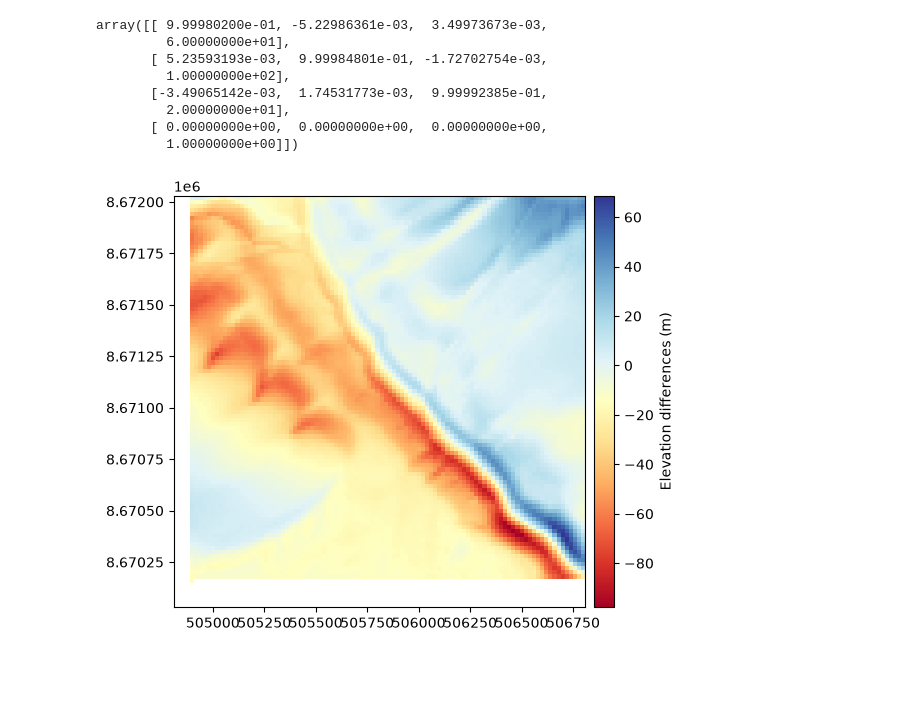
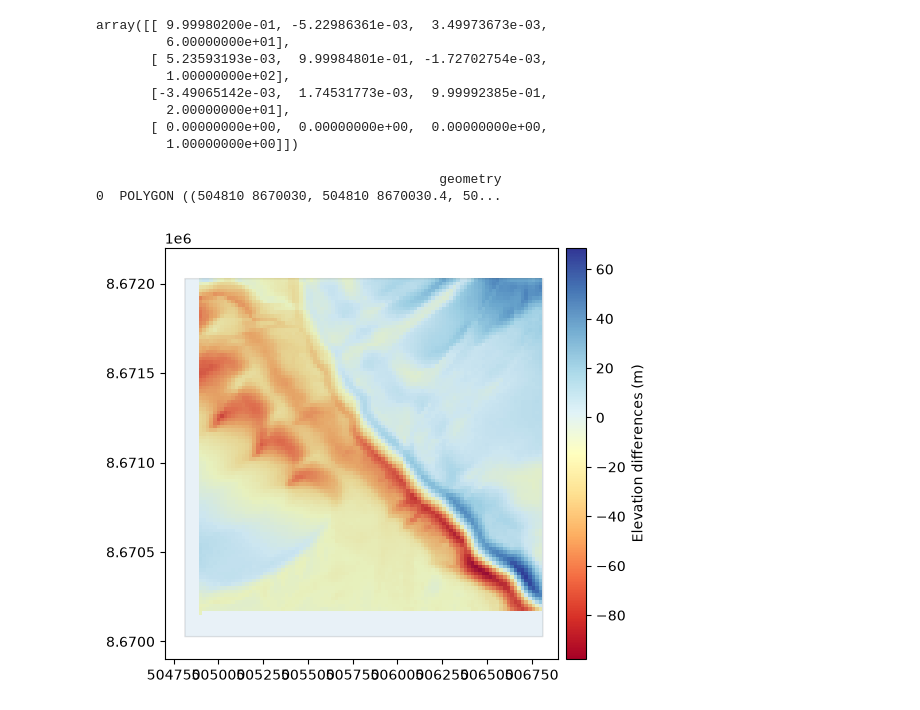
Before and after one commit to GlacioHack/xdem, a Jupyter notebook: examples/basic/plot_3d_manipulation.ipynb, the cells around one changed output. Saved outputs shown, nothing was run; the diff lists cells and outputs as text; code cells hidden in the pictures; blank space fills up the shorter version.

```diff
--- a/examples/basic/plot_3d_manipulation.ipynb
+++ b/examples/basic/plot_3d_manipulation.ipynb
@@ -34,7 +36,7 @@ Here the new DEM and the footprint of the original DEM. Note that the translatio
 To perform a rotation, we need a transformation matrix. Here, a rotation of 0.6° in X (across-track) is attempted.
 # %%
 # Rotation matrix 3*3
-rotation = np.deg2rad(0.02)
+rotation = np.deg2rad(0.2)
 rotation_matrix = np.array(
     [
         [1, 0, 0],
@@ -85,7 +84,13 @@ array([[ 9.99980200e-01, -5.22986361e-03,  3.49973673e-03,
 # %%
 rotated_dem = xdem.coreg.apply_matrix(dem, matrix=matrix, centroid=centroid)
 diff_before = dem - rotated_dem
 diff_before.plot(cmap="RdYlBu", cbar_title="Elevation differences (m)")
+print (dem.get_footprint_projected(dem.crs, densify_points=5000))
+dem.get_footprint_projected(dem.crs, densify_points=5000).plot(ec="k", alpha=0.1)
+plt.xlim(504700, 506900)
+plt.ylim(8669900, 8672200)
 plt.show()
 # %% [output]
+                                            geometry
+0  POLYGON ((504810 8670030, 504810 8670030.4, 50...
-[figure, old version]
+[figure, new version]
```
Also changed, not shown: parts of 3 cells of this notebook.
